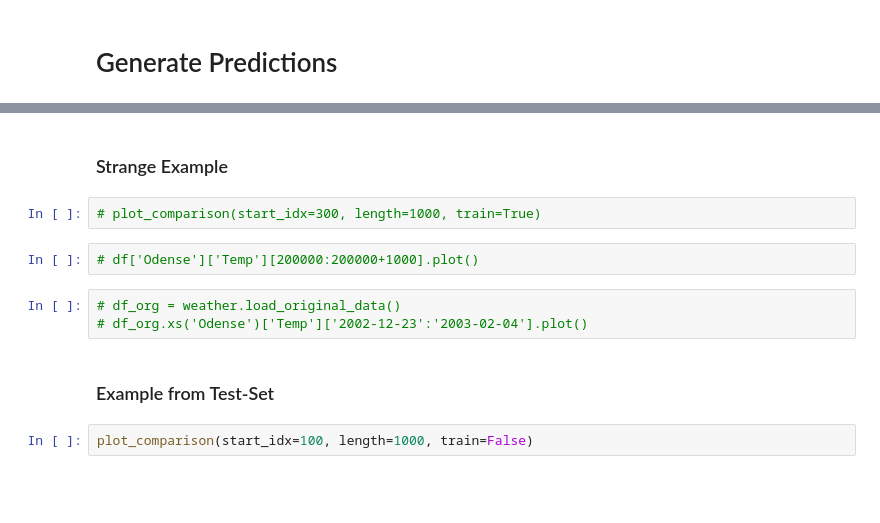
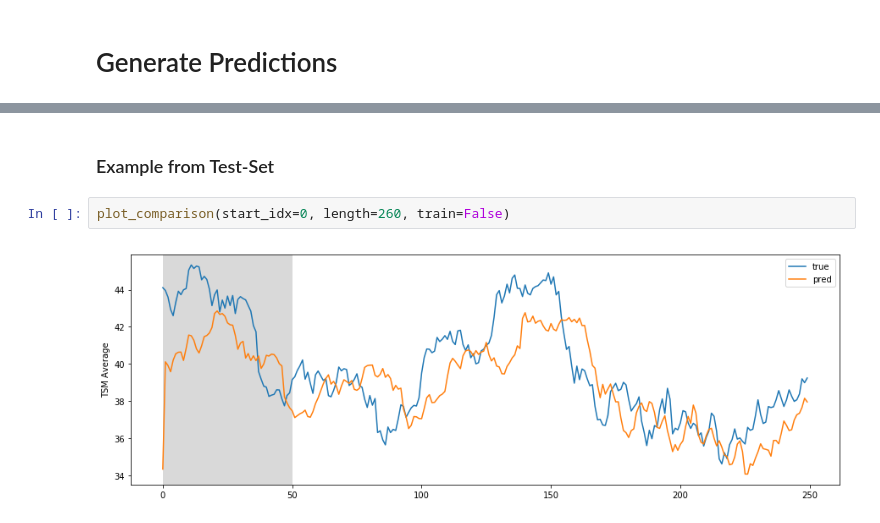
Before and after one commit to hydnwang/CS274p-Neural-Network-Project, a Jupyter notebook: Stock Time Series Prediction.ipynb, the cells around one changed output, grey strips where cells are left out. Drawn from its saved outputs; the diff is of its cells as text; blank space fills up the shorter version.

```diff
--- a/Stock Time Series Prediction.ipynb
+++ b/Stock Time Series Prediction.ipynb
@@ -413,13 +423,6 @@ plot_comparison(start_idx=300, length=14, train=True)
-# %% [markdown]
-### Strange Example
-# %%
-# plot_comparison(start_idx=300, length=1000, train=True)
-# %%
-# df['Odense']['Temp'][200000:200000+1000].plot()
-# %%
-# df_org = weather.load_original_data()
-# df_org.xs('Odense')['Temp']['2002-12-23':'2003-02-04'].plot()
 # %% [markdown]
 ### Example from Test-Set
 # %%
-plot_comparison(start_idx=100, length=1000, train=False)
+plot_comparison(start_idx=0, length=260, train=False)
+# %% [output]
+[figure, added]
```
Also changed, not shown: parts of 34 cells of this notebook.
